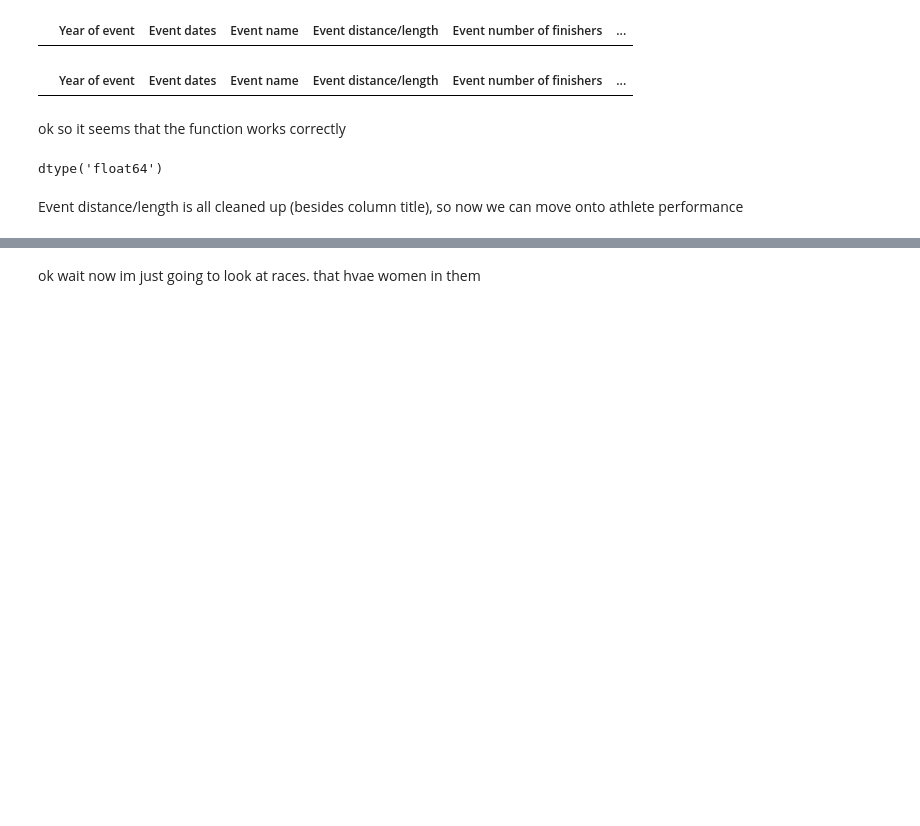
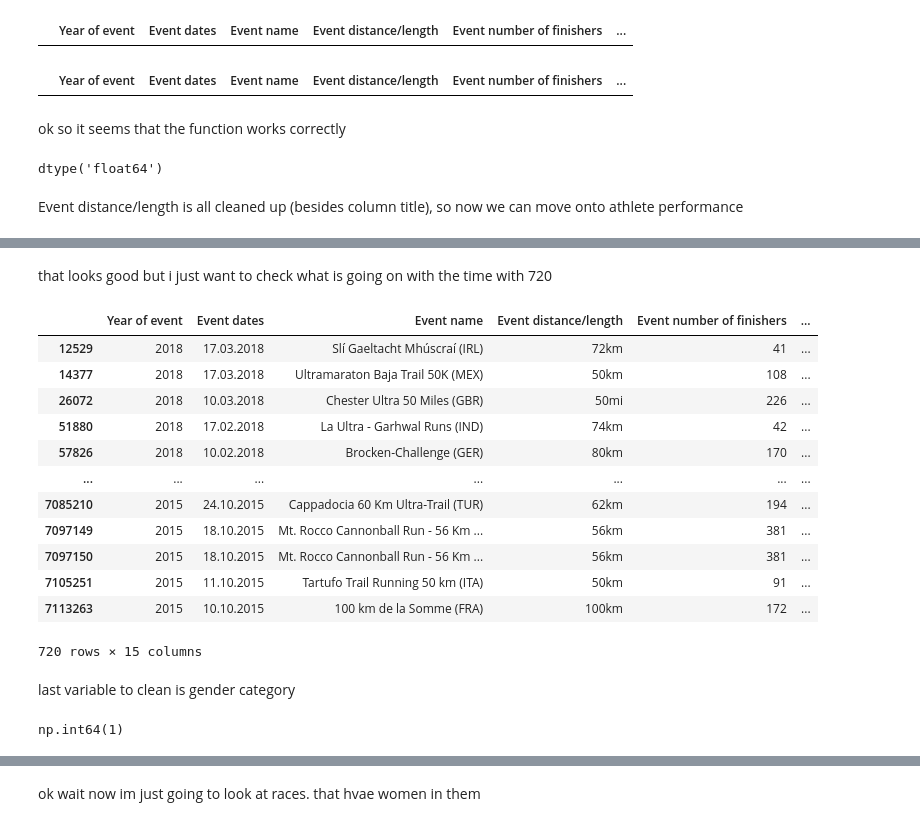
Before and after one commit to kendall-lucas25/women_endurance, a Jupyter notebook: DTSC_220_Final.ipynb, the cells around one changed output, grey strips where cells are left out. Cells and saved outputs as stored; diff of their text form; code cells hidden in the pictures; blank space fills up the shorter version.

```diff
--- a/DTSC_220_Final.ipynb
+++ b/DTSC_220_Final.ipynb
@@ -421,0 +468,2 @@ Event distance/length is all cleaned up (besides column title), so now we can mo
+# %%
+df = df.dropna(subset = ['Athlete performance'])
@@ -421,0 +486,15 @@ Event distance/length is all cleaned up (besides column title), so now we can mo
+# %%
+def in_seconds(col):
+  time = 0
+  if 'd' in col:
+    time += float(col.split('d')[0])*86400
+    time += float(col.split(':')[0].split(' ')[1])*3600
+    time += float(col.split(':')[1])*60
+    time += float(col.split(':')[2].split(' ')[0])
+  elif ':' in col:
+    time += float(col.split(':')[0])*3600
+    time += float(col.split(':')[1])*60
+    time += float(col.split(':')[2].split(' ')[0])
+  else:
+    time = 3
+  return(time)
@@ -421,0 +522,2 @@ Event distance/length is all cleaned up (besides column title), so now we can mo
+# %%
+df['in_seconds'] = df['Athlete performance'].apply(in_seconds)
@@ -421,0 +570,24 @@ Event distance/length is all cleaned up (besides column title), so now we can mo
+# %% [markdown]
+that looks good but i just want to check what is going on with the time with 720
+# %%
+df.loc[(df['in_seconds'] == 35400.0)]
+# %% [output]
+|  | Year of event | Event dates | Event name | Event distance/length | Event number of finishers | ... |
+| 12529 | 2018 | 17.03.2018 | Slí Gaeltacht Mhúscraí (IRL) | 72km | 41 | ... |
+| 14377 | 2018 | 17.03.2018 | Ultramaraton Baja Trail 50K (MEX) | 50km | 108 | ... |
+| 26072 | 2018 | 10.03.2018 | Chester Ultra 50 Miles (GBR) | 50mi | 226 | ... |
+| 51880 | 2018 | 17.02.2018 | La Ultra - Garhwal Runs (IND) | 74km | 42 | ... |
+| 57826 | 2018 | 10.02.2018 | Brocken-Challenge (GER) | 80km | 170 | ... |
+| ... | ... | ... | ... | ... | ... | ... |
+| 7085210 | 2015 | 24.10.2015 | Cappadocia 60 Km Ultra-Trail (TUR) | 62km | 194 | ... |
+| 7097149 | 2015 | 18.10.2015 | Mt. Rocco Cannonball Run - 56 Km ... | 56km | 381 | ... |
+| 7097150 | 2015 | 18.10.2015 | Mt. Rocco Cannonball Run - 56 Km ... | 56km | 381 | ... |
+| 7105251 | 2015 | 11.10.2015 | Tartufo Trail Running 50 km (ITA) | 50km | 91 | ... |
+| 7113263 | 2015 | 10.10.2015 | 100 km de la Somme (FRA) | 100km | 172 | ... |
+720 rows × 15 columns
+# %% [markdown]
+last variable to clean is gender category
+# %%
+df['Athlete gender'].isna().sum()
+# %% [output]
+np.int64(1)
```
Also changed, not shown: parts of 16 cells of this notebook.
